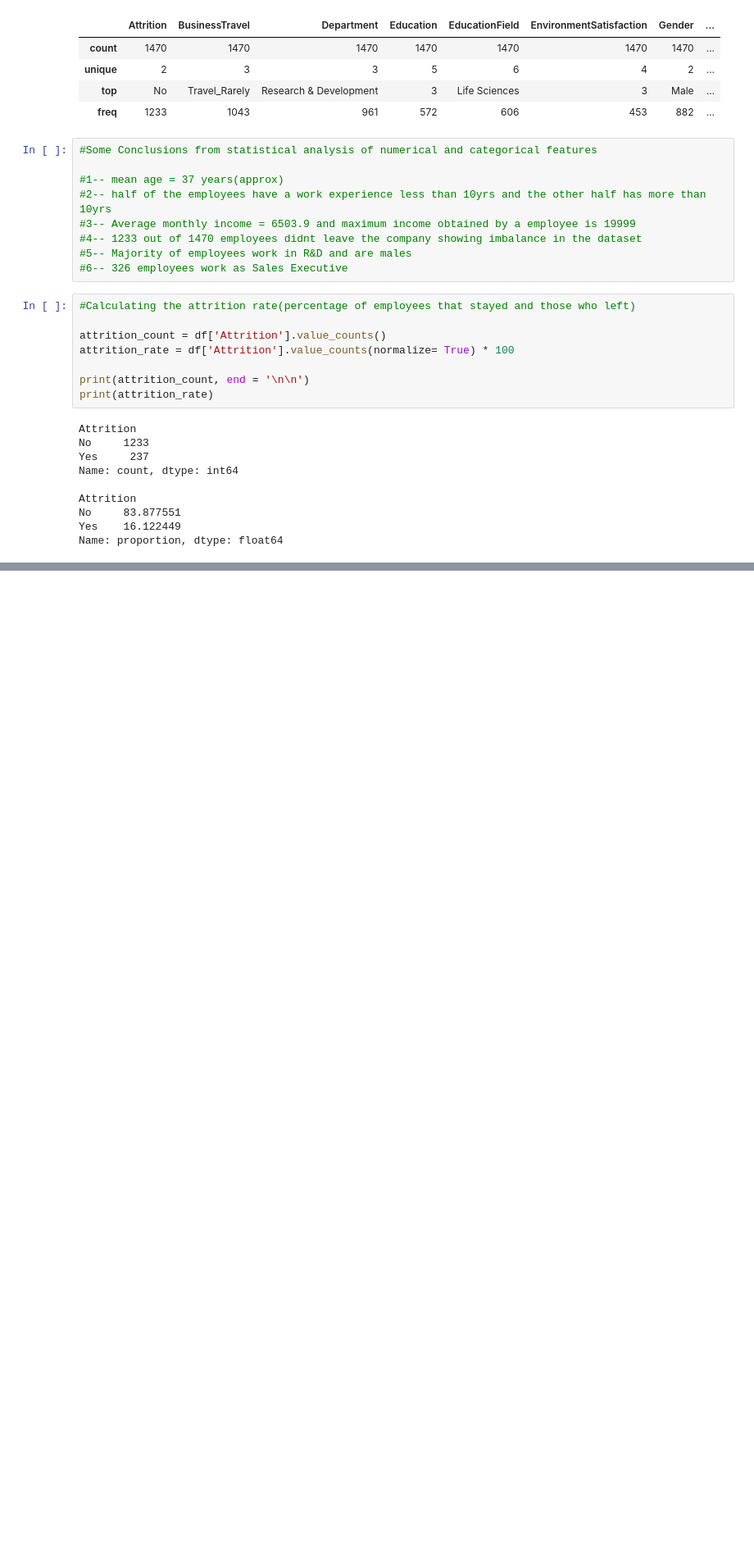
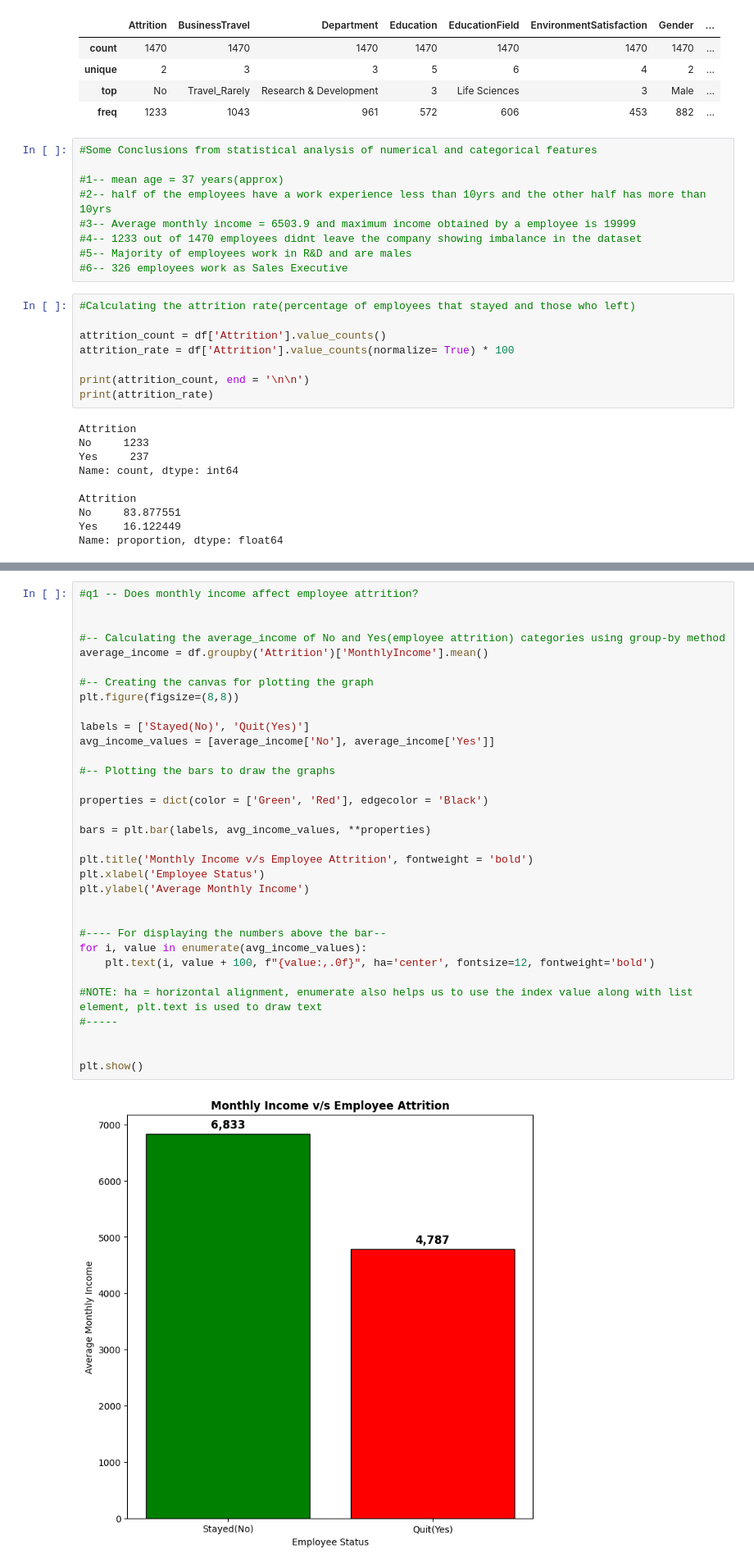
Before and after one commit to AryanGoyal17/Employee-Attrition-Analysis, a Jupyter notebook: analysis.ipynb, the cells around one changed output, grey strips where cells are left out. Shown at 82% size. Saved outputs shown, nothing was run; the diff lists cells and outputs as text; blank space fills up the shorter version.

Commit message:
feat: Found the relationship between employee attrition and average monthly income of employees

```diff
--- a/analysis.ipynb
+++ b/analysis.ipynb
@@ -274,0 +280,35 @@ Name: proportion, dtype: float64
+# %%
+#q1 -- Does monthly income affect employee attrition?
+
+
+#-- Calculating the average_income of No and Yes(employee attrition) categories using group-by method
+average_income = df.groupby('Attrition')['MonthlyIncome'].mean()
+
+#-- Creating the canvas for plotting the graph
+plt.figure(figsize=(8,8))
+
+labels = ['Stayed(No)', 'Quit(Yes)']
+avg_income_values = [average_income['No'], average_income['Yes']]
+
+#-- Plotting the bars to draw the graphs
+
+properties = dict(color = ['Green', 'Red'], edgecolor = 'Black')
+
+bars = plt.bar(labels, avg_income_values, **properties)
+
+plt.title('Monthly Income v/s Employee Attrition', fontweight = 'bold')
+plt.xlabel('Employee Status')
+plt.ylabel('Average Monthly Income')
+
+
+#---- For displaying the numbers above the bar--
+for i, value in enumerate(avg_income_values):
+    plt.text(i, value + 100, f"{value:,.0f}", ha='center', fontsize=12, fontweight='bold')
+
+#NOTE: ha = horizontal alignment, enumerate also helps us to use the index value along with list element, plt.text is used to draw text
+#-----
+
+
+plt.show()
+# %% [output]
+[figure, added]
```
Also changed, not shown: parts of 3 cells of this notebook.
